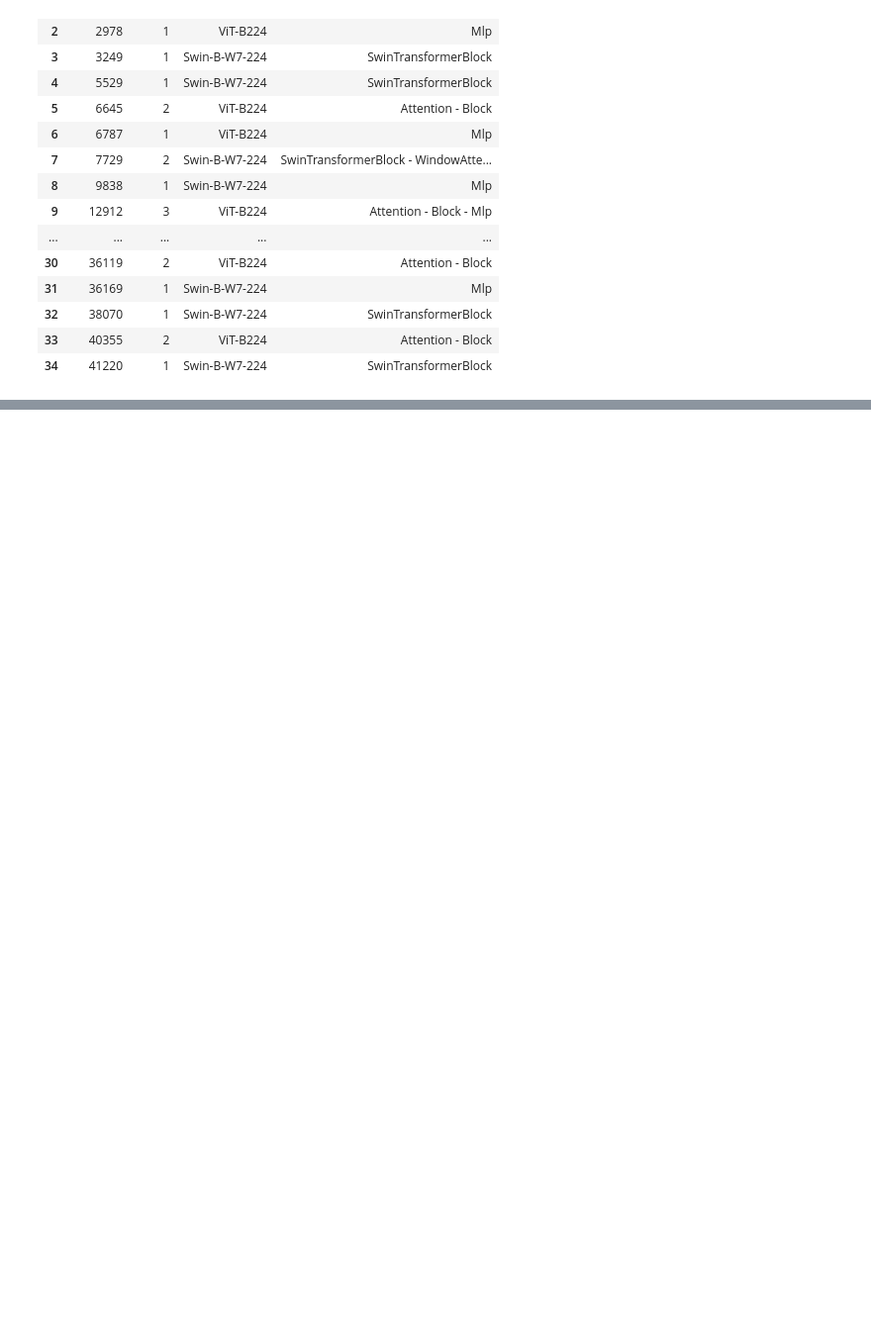
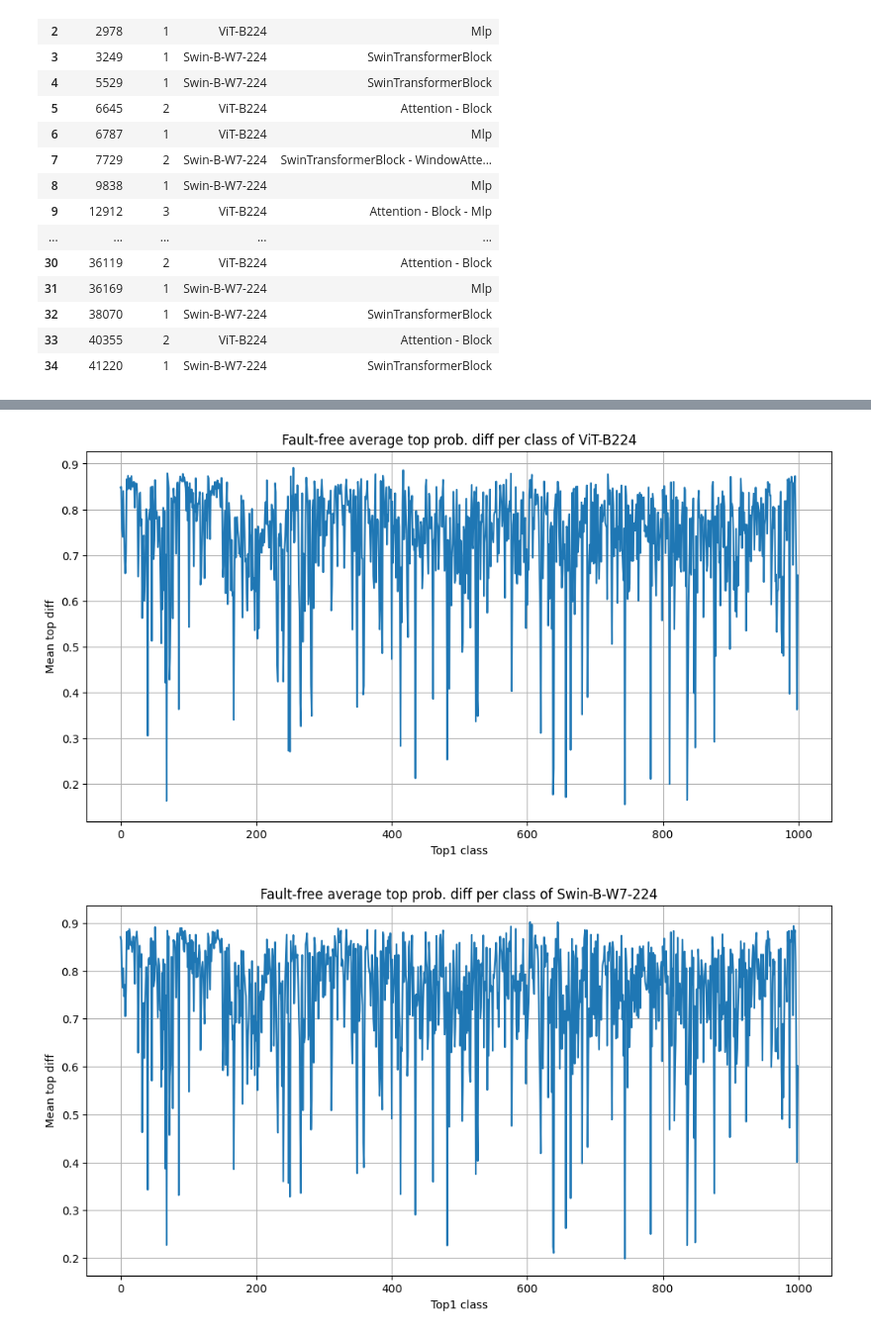
Before and after one commit to lucasrqt/ViT-FI, a Jupyter notebook: quick_analysis.ipynb, the cells around one changed output, grey strips where cells are left out. Shown at 99% size. Saved outputs shown, nothing was run; the diff lists cells and outputs as text; code cells hidden in the pictures; blank space fills up the shorter version.

```diff
--- a/quick_analysis.ipynb
+++ b/quick_analysis.ipynb
@@ -77,17 +77,17 @@ models = [
 final_dfs = []
 for model in models:
     dfs = []
-    logits = [f for f in os.listdir(f"data/top5prob") if f"{model}_{dataset}_{precision}" in f]
+    logits = [f for f in os.listdir(f"data/top5prob") if f"{model}_{dataset}_{precision}" in f and not "faulty" in f]
 
-    # logit = next(iter(logits))
-    # logit = torch.load(f"data/top5prob/{logit}")
-    # print(logit.values[0])
     for logit_path in logits:
         logit = torch.load(f"data/top5prob/{logit_path}")
+
+        image_id = int(logit_path.split(".")[0].split("_")[-1])
         dfs.append({
             "model": model,
             "dataset": dataset,
             "precision": precision,
+            "image_id": image_id,
             "top1_prob": logit[VALUES_IDX][0].item(),
             "top2_prob": logit[VALUES_IDX][1].item(),
             "top_diff": logit[VALUES_IDX][0].item() - logit[VALUES_IDX][1].item(),
@@ -457,0 +552,13 @@ err_magnitude
+# %%
+ff_df = []
+for model, df in final_dfs:
+    grouped_df = df
+    grouped_df["model"] = model
+    grouped_df = df.groupby(["model", "top1_class"]).agg({
+        "top_diff": "mean",
+    })
+    grouped_df = grouped_df.rename(columns={"top_diff": "mean_top_diff"})
+    ff_df.append(grouped_df)
+
+ff_df = pd.concat(ff_df)
+ff_df
@@ -457,0 +580,26 @@ err_magnitude
+# %%
+import matplotlib.pyplot as plt
+
+models = [
+    "vit_base_patch16_224",
+    "swin_base_patch4_window7_224",
+]
+
+model_names = {
+    "vit_base_patch16_224": "ViT-B224",
+    "swin_base_patch4_window7_224": "Swin-B-W7-224"
+}
+
+for model in models:
+    df = ff_df.loc[model]
+    df = df.reset_index()
+    # df = df[df["top1_class"] < 1000]
+    plt.figure(figsize=(12, 6))
+    plt.title(f"Fault-free average top prob. diff per class of {model_names[model]}")
+    plt.xlabel("Top1 class")
+    plt.ylabel("Mean top diff")
+    plt.grid(True)
+    plt.plot(df["top1_class"], df["mean_top_diff"], label=model)
+# %% [output]
+[figure, added]
+[figure, added]
```
Also changed, not shown: parts of 8 cells of this notebook, 3 other files.
